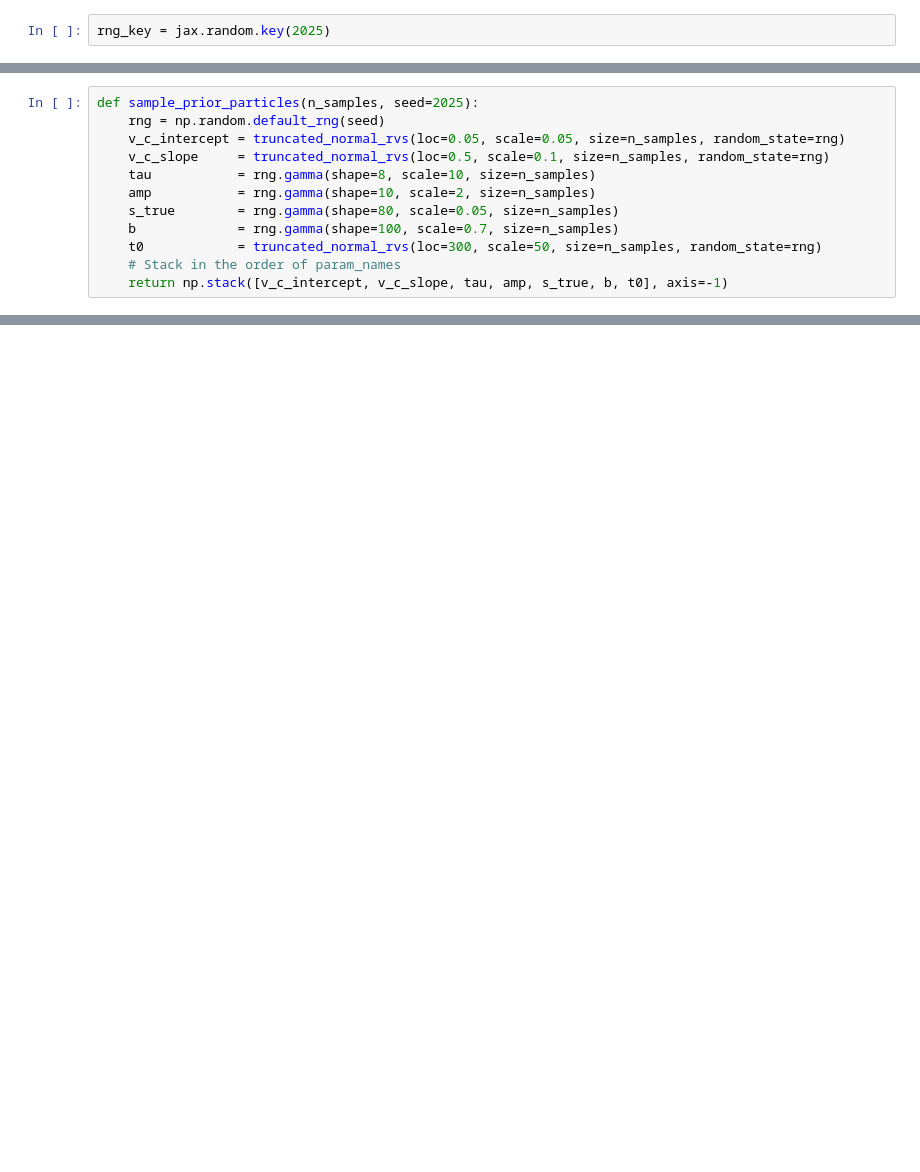
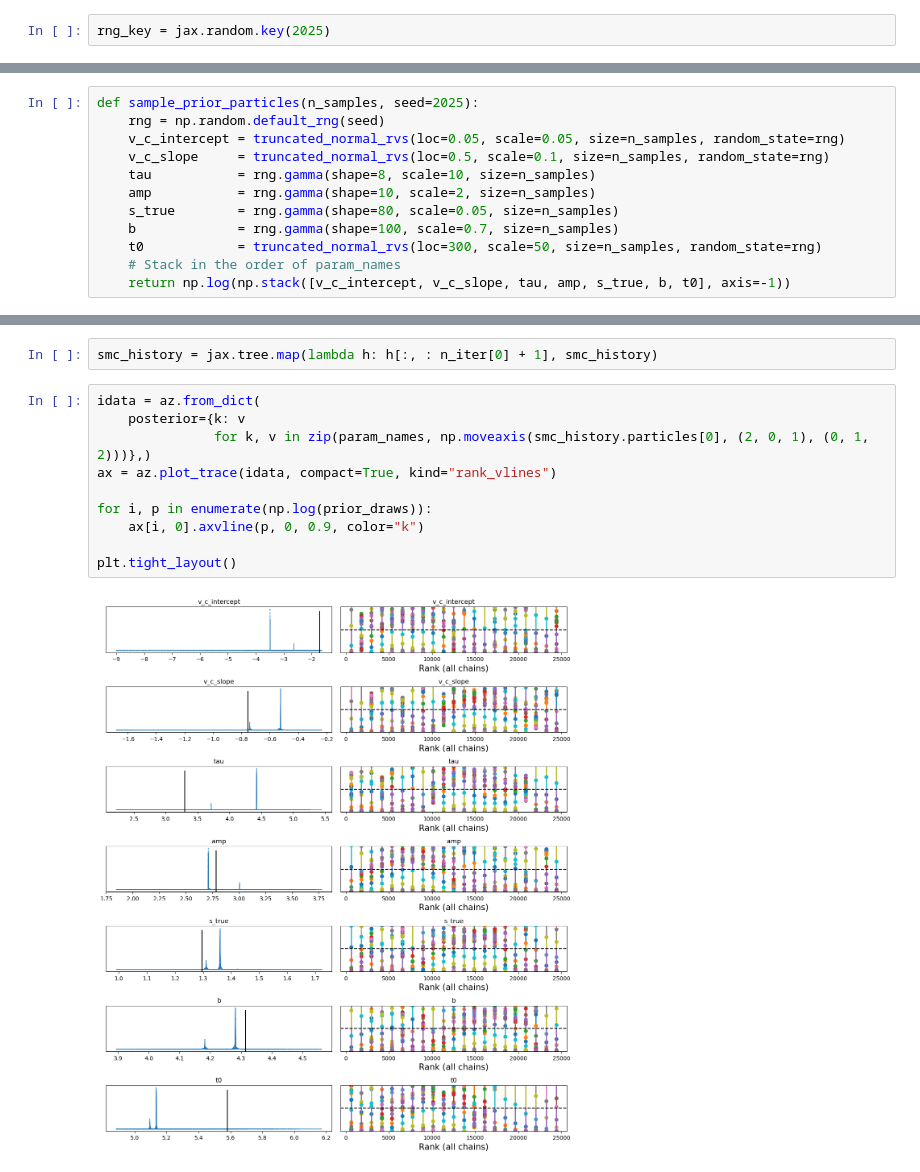
Before and after one commit to maltelueken/neural-race-model-estimation, a Jupyter notebook: nle_rdmc_sbc.ipynb, the cells around one changed output, grey strips where cells are left out. Saved outputs shown, nothing was run; the diff lists cells and outputs as text; blank space fills up the shorter version.

```diff
--- a/nle_rdmc_sbc.ipynb
+++ b/nle_rdmc_sbc.ipynb
@@ -157,4 +179,4 @@ def sample_prior_particles(n_samples, seed=2025):
     b             = rng.gamma(shape=100, scale=0.7, size=n_samples)
     t0            = truncated_normal_rvs(loc=300, scale=50, size=n_samples, random_state=rng)
     # Stack in the order of param_names
-    return np.stack([v_c_intercept, v_c_slope, tau, amp, s_true, b, t0], axis=-1)
+    return np.log(np.stack([v_c_intercept, v_c_slope, tau, amp, s_true, b, t0], axis=-1))
@@ -224 +262,15 @@ Number of steps in the adaptive algorithm:  28
+# %%
+smc_history = jax.tree.map(lambda h: h[:, : n_iter[0] + 1], smc_history)
+# %%
+idata = az.from_dict(
+    posterior={k: v
+               for k, v in zip(param_names, np.moveaxis(smc_history.particles[0], (2, 0, 1), (0, 1, 2)))},)
+ax = az.plot_trace(idata, compact=True, kind="rank_vlines")
+
+for i, p in enumerate(np.log(prior_draws)):
+    ax[i, 0].axvline(p, 0, 0.9, color="k")
+
+plt.tight_layout()
+# %% [output]
+[figure, added]
 # %%
```
Also changed, not shown: parts of 27 cells of this notebook, 6 other files.
